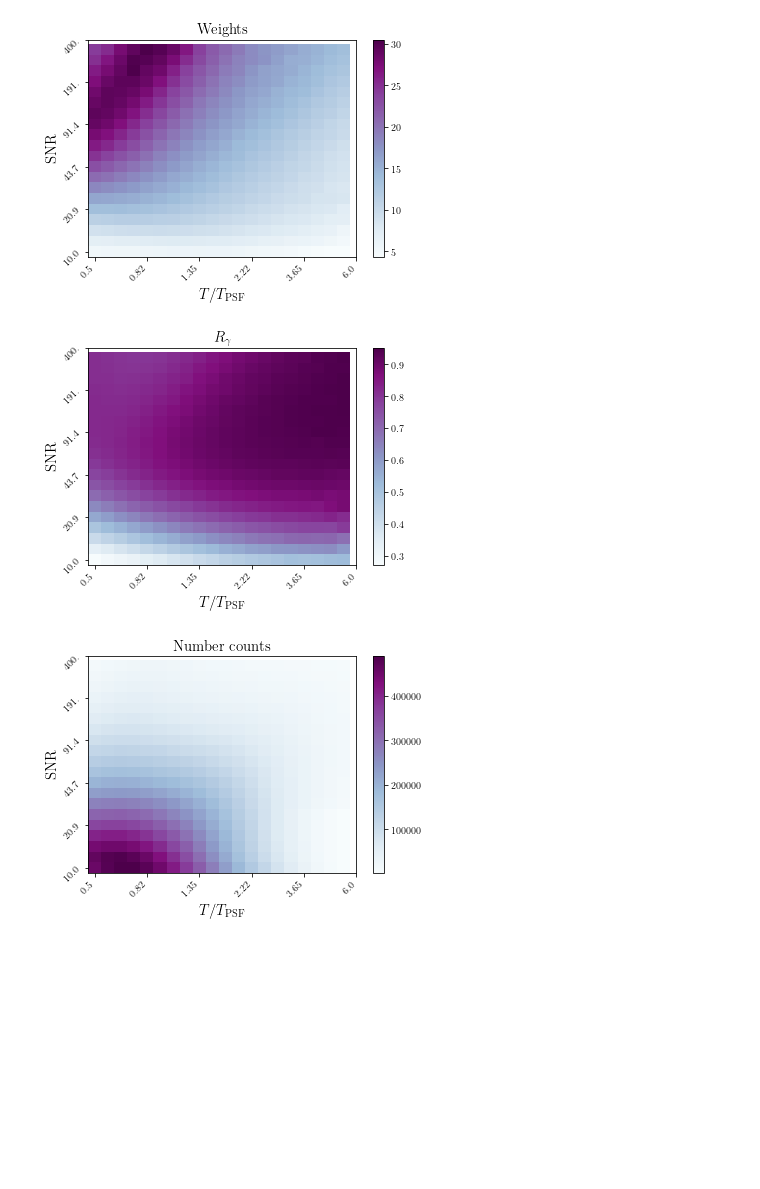
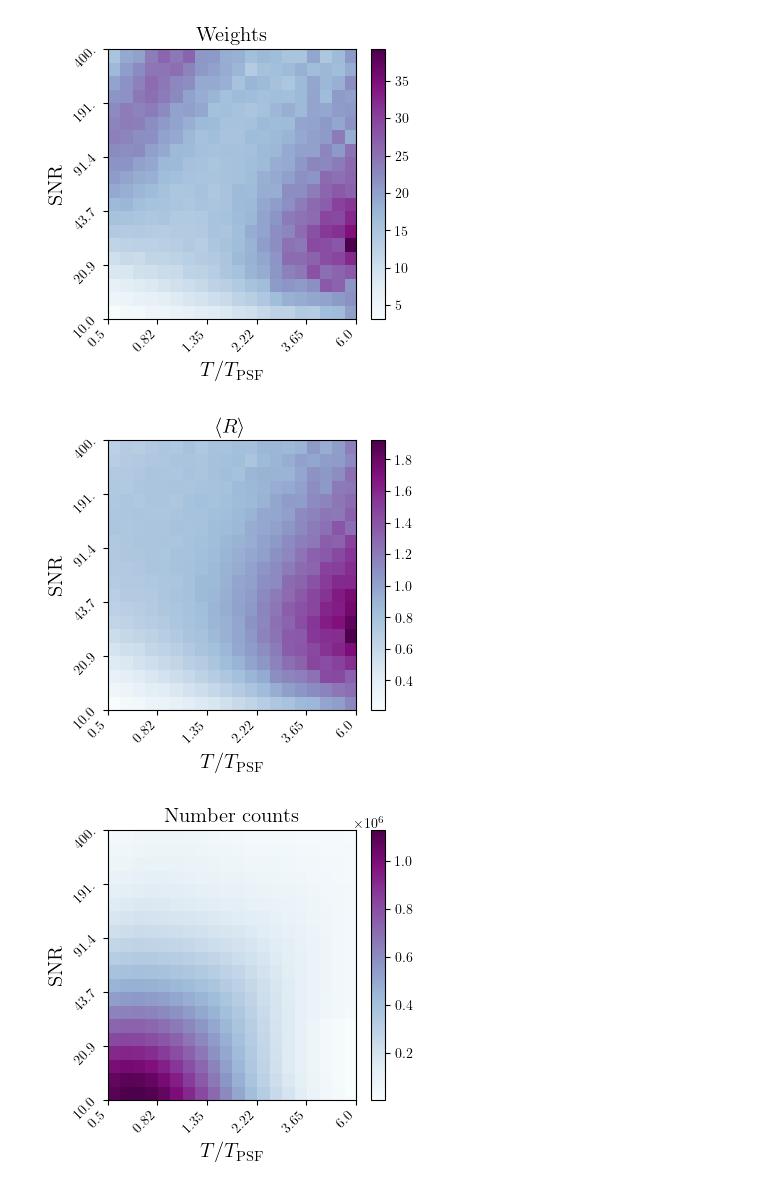
Before and after one commit to delve-survey/shearcat, a Jupyter notebook: paper_plots/PlotWeightsResponse.ipynb, the cells around one changed output. Cells and saved outputs as stored; diff of their text form; code cells hidden in the pictures; blank space fills up the shorter version.

Commit message:
plots

```diff
--- a/paper_plots/PlotWeightsResponse.ipynb
+++ b/paper_plots/PlotWeightsResponse.ipynb
@@ -27,7 +43,7 @@ R22s = np.zeros((20,20))
 
 for i in range(20):
     for j in range(20):
-        X = np.loadtxt('/project/chihway/chihway/midway2/shearcat/code/response_s2n_size/response_'+str(i)+'_'+str(j)+'.txt')
+        X = np.loadtxt('/project/chihway/chihway/shearcat/shear_catalog/response_s2n_size/response_'+str(i)+'_'+str(j)+'.txt')
 
         counts[i][j] = X[0]
         R11[i][j] = X[1]
@@ -37,37 +53,41 @@ for i in range(20):
         sigma_e2[i][j] = X[5]
         sigma_e2_m[i][j] = X[6]
 # %%
-R_gamma = (R11+R22)/2
-sigma_e_all = (sigma_e2*counts).copy()
-ww = (1./(sigma_e_all*R_gamma**(-2))).T
+R = (R11+R22)/2 + (R11s+R22s)/2 # do R instead of R_gamma
+ww = (1./(sigma_e2*R**(-2))).T
 
+mplot.figure(figsize=(4,3.5))
 mplot.imshow(ww, cmap='BuPu', origin='lower', aspect='auto')
-mplot.xticks(np.arange(21)[::4], size_ratio_grid2[::4], rotation=45, fontsize='10', horizontalalignment='right')
-mplot.yticks(np.arange(21)[::4], s2n_grid2[::4], rotation=45, fontsize='10', horizontalalignment='right')
+mplot.xticks(np.arange(21)[::4]-0.5, size_ratio_grid2[::4], rotation=45, fontsize='10', horizontalalignment='right')
+mplot.yticks(np.arange(21)[::4]-0.5, s2n_grid2[::4], rotation=45, fontsize='10', horizontalalignment='right')
 mplot.title('Weights', fontsize=15)
 mplot.xlabel('$T/T_{\\rm PSF}$', fontsize=15)
 mplot.ylabel('SNR', fontsize=15)
 mplot.colorbar()
 
 mplot.savefig('weights.pdf', bbox_inches='tight')
 # %% [output]
-[figure, old version]
+[figure, new version]
 # %%
+mplot.figure(figsize=(4,3.5))
+
 mplot.imshow(R_gamma.T, cmap='BuPu', origin='lower', aspect='auto')
-mplot.xticks(np.arange(21)[::4], size_ratio_grid2[::4], rotation=45, fontsize='10', horizontalalignment='right')
-mplot.yticks(np.arange(21)[::4], s2n_grid2[::4], rotation=45, fontsize='10', horizontalalignment='right')
-mplot.title('$R_{\gamma}$', fontsize=15)
+mplot.xticks(np.arange(21)[::4]-0.5, size_ratio_grid2[::4], rotation=45, fontsize='10', horizontalalignment='right')
+mplot.yticks(np.arange(21)[::4]-0.5, s2n_grid2[::4], rotation=45, fontsize='10', horizontalalignment='right')
+mplot.title('$\\langle R \\rangle$', fontsize=15)
 mplot.xlabel('$T/T_{\\rm PSF}$', fontsize=15)
 mplot.ylabel('SNR', fontsize=15)
 mplot.colorbar()
 
-mplot.savefig('Rgamma.pdf', bbox_inches='tight')
+mplot.savefig('R.pdf', bbox_inches='tight')
 # %% [output]
-[figure, old version]
+[figure, new version]
 # %%
+mplot.figure(figsize=(4,3.5))
+
 mplot.imshow(counts.T, cmap='BuPu', origin='lower', aspect='auto')
-mplot.xticks(np.arange(21)[::4], size_ratio_grid2[::4], rotation=45, fontsize='10', horizontalalignment='right')
-mplot.yticks(np.arange(21)[::4], s2n_grid2[::4], rotation=45, fontsize='10', horizontalalignment='right')
+mplot.xticks(np.arange(21)[::4]-0.5, size_ratio_grid2[::4], rotation=45, fontsize='10', horizontalalignment='right')
+mplot.yticks(np.arange(21)[::4]-0.5, s2n_grid2[::4], rotation=45, fontsize='10', horizontalalignment='right')
 mplot.title('Number counts', fontsize=15)
 mplot.xlabel('$T/T_{\\rm PSF}$', fontsize=15)
 mplot.ylabel('SNR', fontsize=15)
@@ -75,5 +95,5 @@ mplot.colorbar()
 
 mplot.savefig('counts.pdf', bbox_inches='tight')
 # %% [output]
-[figure, old version]
+[figure, new version]
 # %%
```
Also changed, not shown: parts of 3 cells of this notebook, 4 other files.
